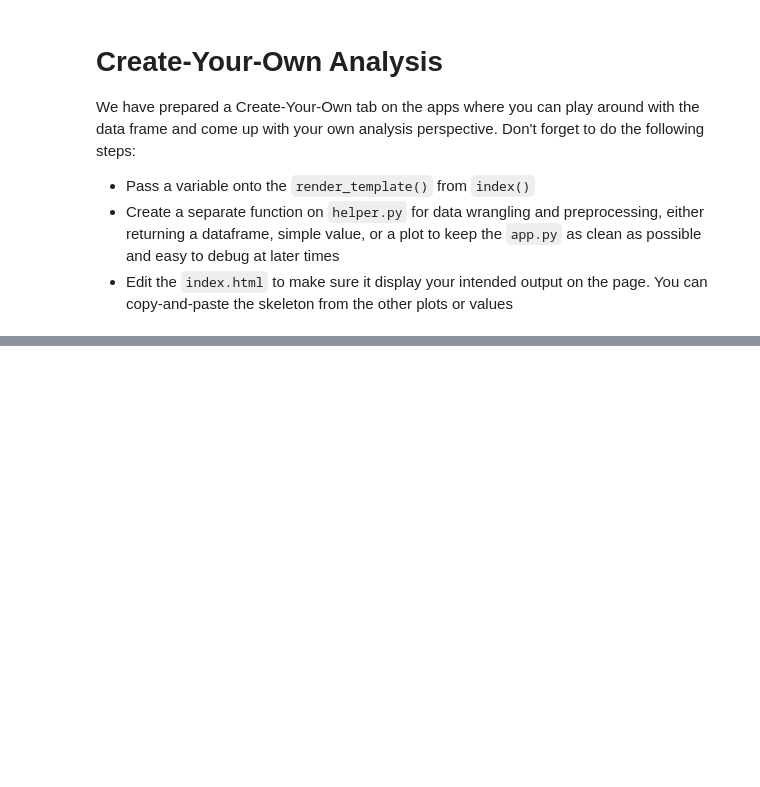
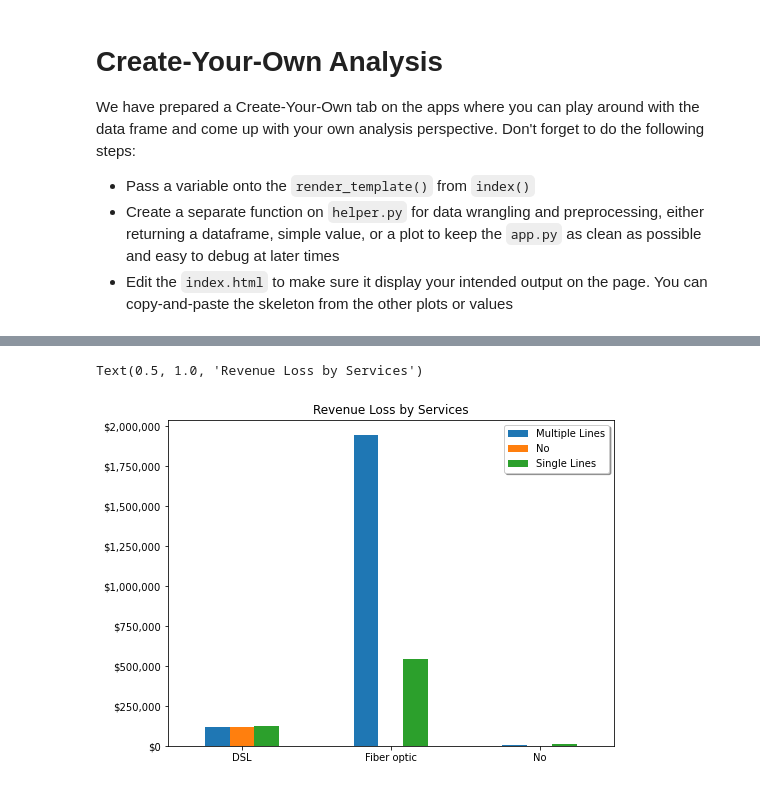
Before and after one commit to aldriechester/Capstone-Aldrie, a Jupyter notebook: Customer_Churn_Analysis.ipynb, the cells around one changed output, grey strips where cells are left out. Drawn from its saved outputs; the diff is of its cells as text; code cells hidden in the pictures; blank space fills up the shorter version.

```diff
--- a/Customer_Churn_Analysis.ipynb
+++ b/Customer_Churn_Analysis.ipynb
@@ -393,0 +422,3 @@ We have prepared a Create-Your-Own tab on the apps where you can play around wit
+# %%
+datachurn = data[data['churn_label']=='Yes']
+datachurn
@@ -393,0 +439,3 @@ We have prepared a Create-Your-Own tab on the apps where you can play around wit
+# %%
+ch = pd.crosstab(index=datachurn['internet_service'],  columns=datachurn['phone_service'], values=datachurn['total_charges'], aggfunc=sum)
+ch
@@ -393,0 +448,14 @@ We have prepared a Create-Your-Own tab on the apps where you can play around wit
+# %%
+
+
+ax = ch.plot(kind = 'bar', figsize=(8, 6))
+
+# Plot Configuration
+ax.yaxis.set_major_formatter(mtick.StrMethodFormatter('${x:,.0f}'))
+plt.axes().get_xaxis().set_label_text('')
+plt.xticks(rotation = 360)
+plt.legend(['Multiple Lines','No', 'Single Lines'],fancybox=True,shadow=True)
+plt.title('Revenue Loss by Services')
+# %% [output]
+Text(0.5, 1.0, 'Revenue Loss by Services')
+[figure, added]
```
Also changed, not shown: parts of 6 cells of this notebook, 3 other files.
